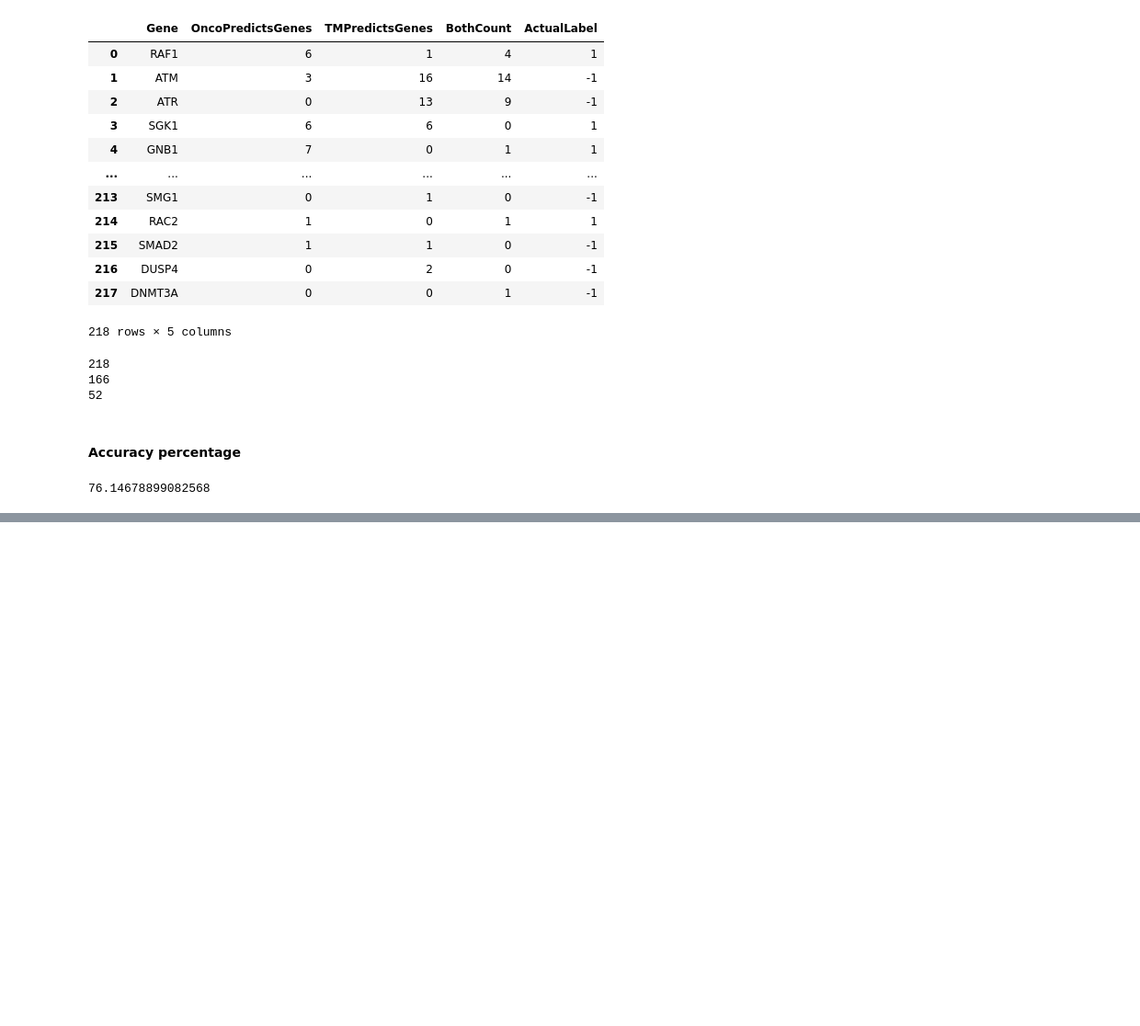
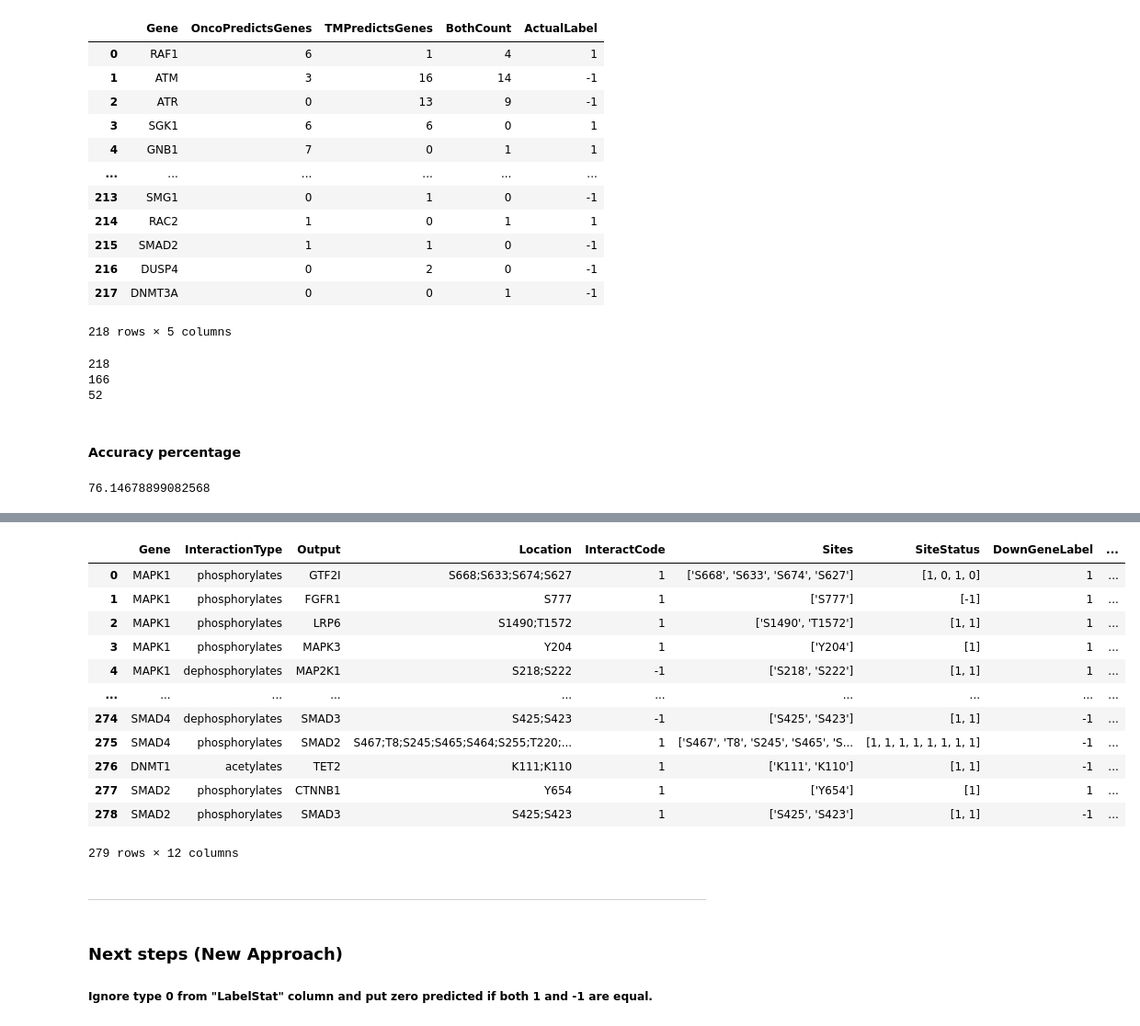
Before and after one commit to KisanThapa/GeneMutationClassification, a Jupyter notebook: notebook_final.ipynb, the cells around one changed output, grey strips where cells are left out. Shown: that part at 92% size. Cells and saved outputs as stored; diff of their text form; code cells hidden in the pictures; blank space fills up the shorter version.

```diff
--- a/notebook_final.ipynb
+++ b/notebook_final.ipynb
@@ -302,0 +342,7 @@ accuracy
+# %%
+wrong_genes = pd.DataFrame()
+for index, row in wrong_pred_genes.iterrows():
+    temp = output[output['Gene'] == row['Gene']]
+    wrong_genes = wrong_genes.append(temp, ignore_index=True)
+
+wrong_genes.to_csv('data/outputs/final/wrong_genes.csv', index=False)
@@ -302,0 +365,21 @@ accuracy
+# %%
+wrong_genes
+# %% [output]
+|  | Gene | InteractionType | Output | Location | InteractCode | Sites | SiteStatus | DownGeneLabel | ... |
+| 0 | MAPK1 | phosphorylates | GTF2I | S668;S633;S674;S627 | 1 | ['S668', 'S633', 'S674', 'S627'] | [1, 0, 1, 0] | 1 | ... |
+| 1 | MAPK1 | phosphorylates | FGFR1 | S777 | 1 | ['S777'] | [-1] | 1 | ... |
+| 2 | MAPK1 | phosphorylates | LRP6 | S1490;T1572 | 1 | ['S1490', 'T1572'] | [1, 1] | 1 | ... |
+| 3 | MAPK1 | phosphorylates | MAPK3 | Y204 | 1 | ['Y204'] | [1] | 1 | ... |
+| 4 | MAPK1 | dephosphorylates | MAP2K1 | S218;S222 | -1 | ['S218', 'S222'] | [1, 1] | 1 | ... |
+| ... | ... | ... | ... | ... | ... | ... | ... | ... | ... |
+| 274 | SMAD4 | dephosphorylates | SMAD3 | S425;S423 | -1 | ['S425', 'S423'] | [1, 1] | -1 | ... |
+| 275 | SMAD4 | phosphorylates | SMAD2 | S467;T8;S245;S465;S464;S255;T220;... | 1 | ['S467', 'T8', 'S245', 'S465', 'S... | [1, 1, 1, 1, 1, 1, 1, 1] | -1 | ... |
+| 276 | DNMT1 | acetylates | TET2 | K111;K110 | 1 | ['K111', 'K110'] | [1, 1] | -1 | ... |
+| 277 | SMAD2 | phosphorylates | CTNNB1 | Y654 | 1 | ['Y654'] | [1] | 1 | ... |
+| 278 | SMAD2 | phosphorylates | SMAD3 | S425;S423 | 1 | ['S425', 'S423'] | [1, 1] | -1 | ... |
+279 rows × 12 columns
+# %% [markdown]
+___
+# %% [markdown]
+### Next steps (New Approach)
+##### Ignore type 0 from "LabelStat" column and put zero predicted if both 1 and -1 are equal.
```
Also changed, not shown: parts of 15 cells of this notebook, 6 other files.
